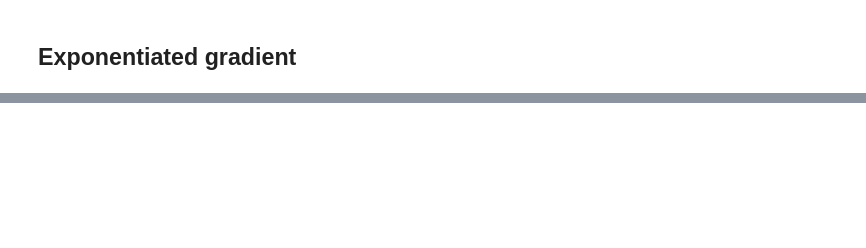
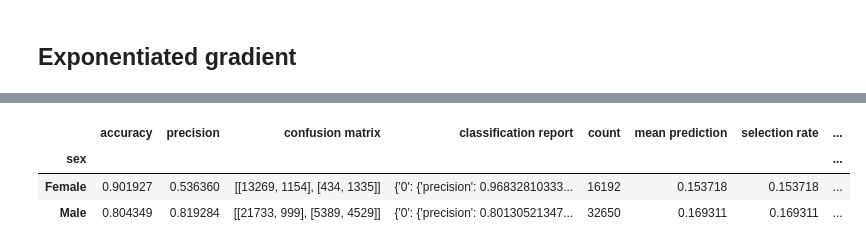
Before and after one commit to zeyuyang8/fairml, a Jupyter notebook: notebooks/uci_adult_bias_mitigator.ipynb, the cells around one changed output, grey strips where cells are left out. Drawn from its saved outputs; the diff is of its cells as text; code cells hidden in the pictures; blank space fills up the shorter version.

```diff
--- a/notebooks/uci_adult_bias_mitigator.ipynb
+++ b/notebooks/uci_adult_bias_mitigator.ipynb
@@ -76,0 +120,7 @@ metrics_raw["Logistic regression"].by_group
+# %%
+metrics_exp_grad["Logistic regression"].by_group
+# %% [output]
+|  | accuracy | precision | confusion matrix | classification report | count | mean prediction | selection rate | ... |
+| sex |  |  |  |  |  |  |  | ... |
+| Female | 0.901927 | 0.536360 | [[13269, 1154], [434, 1335]] | {'0': {'precision': 0.96832810333... | 16192 | 0.153718 | 0.153718 | ... |
+| Male | 0.804349 | 0.819284 | [[21733, 999], [5389, 4529]] | {'0': {'precision': 0.80130521347... | 32650 | 0.169311 | 0.169311 | ... |
```
Also changed, not shown: parts of 8 cells of this notebook, 4 other files.
